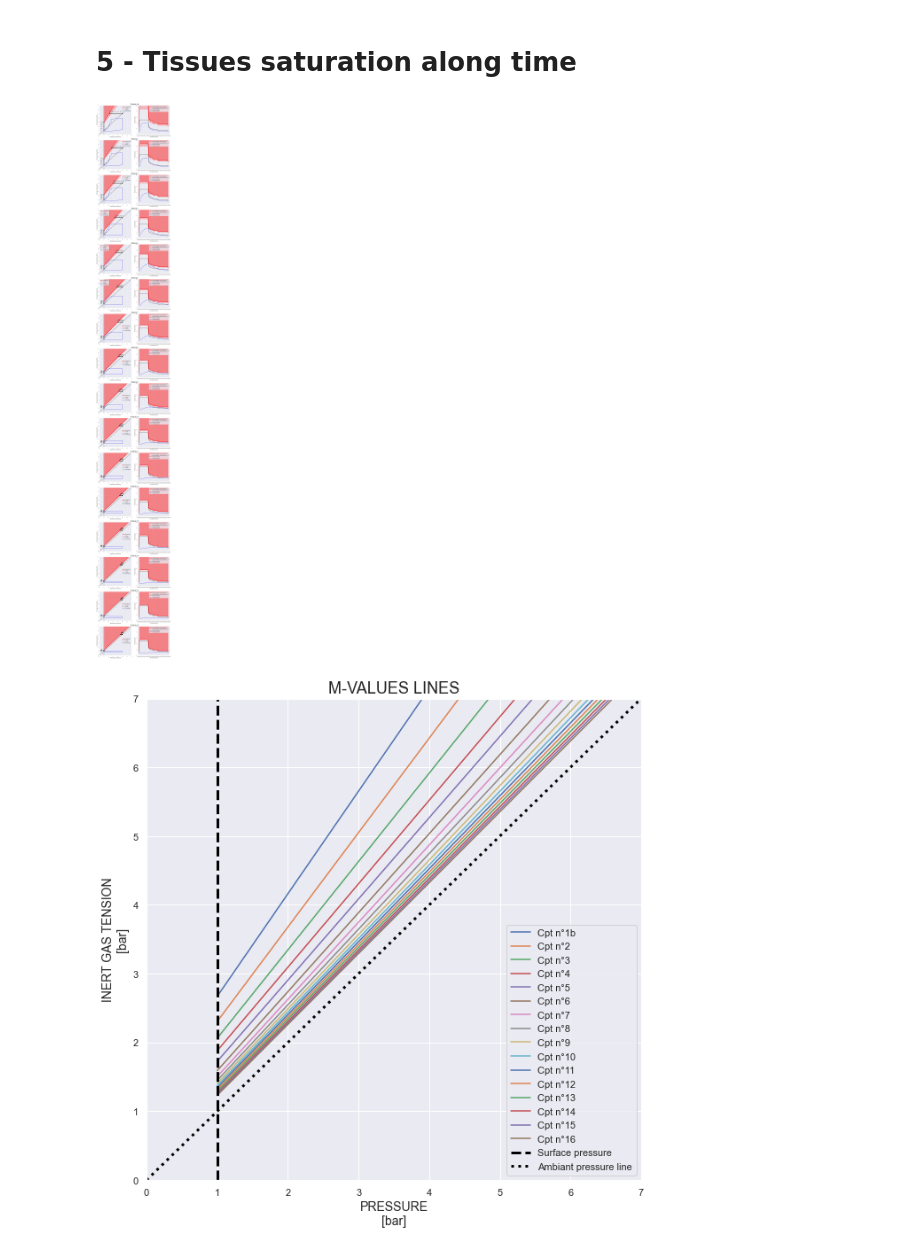
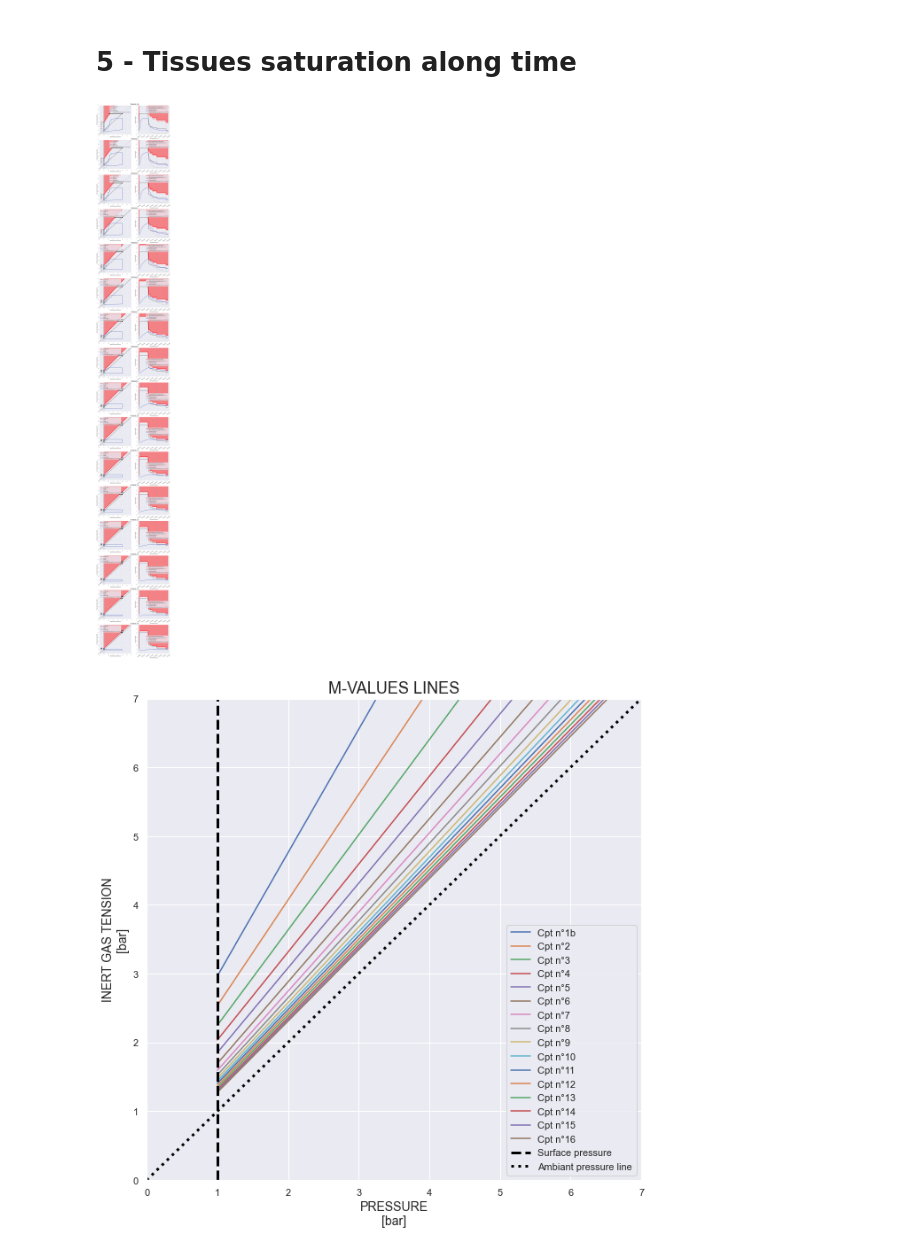
Before and after one commit to BenoitPierson/Deco, a Jupyter notebook: Deco script.ipynb, the cells around one changed output. Cells and saved outputs as stored; diff of their text form; code cells hidden in the pictures.

```diff
--- a/Deco script.ipynb
+++ b/Deco script.ipynb
@@ -40,7 +40,7 @@ The density value used for each setting is:
 """
 
 rho_water = 1030.0 # Water density [kg/m**3]
-p_water_vapor = 0.0567 * 1E5 # Water vapor pressure in lungs [Pa]
+p_water_vapor = 0.0627 * 1E5 # Water vapor pressure in lungs [Pa]
 p_atm_sea_level = 101325.0 # Ambiant pressure at sea level [Pa]
 g = 9.81 # gravity [m*s**-2]
 # %% [markdown]
@@ -276,22 +366,26 @@ def total_time_to_surface(depth, deco_profile):
 # %% [markdown]
 # 3 - Diving deco profile calculation
 # %%
-descent_speed = 20 / 60
-ascent_speed = 10 / 60
-N2Part = 0.79
-GF_low = 0.85
-GF_high = 0.85
+descent_speed = 20 / 60 # unit : m/sec
+ascent_speed = 10 / 60 # unit : m/sec
+N2Part = 0.79 # unit : %
+O2Part_Deco = 0.8 # unit : % O2 in deco mix
+GF_low = 0.9 # unit : %
+GF_high = 0.9 # unit : %
 
-M_values = read_M_values_from_file("Buhlmann_Zh-L16C_M-values.csv")
+M_values = read_M_values_from_file("Buhlmann_Zh-L16C_M-values_bak.csv")
 M_values_basis = M_values
 diving_profile = define_dive_depth_profile(depth = 40, time = 60)
 Pamb_max = (p_atm_sea_level + (rho_water * g * diving_profile['Profondeur [m]'].max()))/1E5
 M_values = calculate_GF_lines(GF_low, GF_high, Pamb_max, M_values)
 diving_profile = calculate_cpt_saturation_along_dive(diving_profile)
 possible_deco_stops = [*range(0, 1 + int(np.floor(diving_profile['Profondeur [m]'].max())), 3)]
-deco_profile = calculate_deco_profile(diving_profile, ascent_speed = 10 / 60, ascent_speed_between_stops = 3 / 60)
+deco_profile = calculate_deco_profile(diving_profile, ascent_speed = ascent_speed, ascent_speed_between_stops = 3 / 60)
 deco_profile.append({'DECO_DEPTH [m]': 0., 'DECO_TIME [min]': 0, 'SPEED_ASCENT [m/sec]': 3 / 60})
 depth_before_ascent = diving_profile['Profondeur [m]'].iloc[-1]
 diving_profile = add_deco_to_depth_profile(diving_profile, deco_profile)
 diving_profile = calculate_cpt_saturation_along_dive(diving_profile)
+diving_profile_post_dive = calculate_cpt_saturation_after_dive(diving_profile, time_after_dive_min = 15)
+diving_profile = pd.concat([diving_profile, diving_profile_post_dive], ignore_index = True)
+diving_profile = calculate_cpt_saturation_with_deco_mix(diving_profile)
 # %%
@@ -344,6 +455,7 @@ for cpt in cpts:
     axs[i, 0].plot(x, GF_line, color = 'red', linewidth = 3, linestyle = 'dotted', label = "GF line")
     axs[i, 0].plot([1., 1.], [0., 7.], linestyle = '--', color = 'black', label = "Surface")
     axs[i, 0].plot(diving_profile['Pamb'], diving_profile[col_name], color = 'blue', label = "Deco profile")
+    axs[i, 0].plot(diving_profile['Pamb'], diving_profile["pN2_cpt_" + cpt + " [bar]_deco"], color = 'green', linestyle = 'dotted', label = "Deco profile with deco mix - O2 : " + str(np.round(O2Part_Deco * 100)) + " %")
     axs[i, 0].set_xlabel('Ambiant pressure [bar]')
     axs[i, 0].set_ylabel('Inert gas tension [bar]')
     axs[i, 0].set_xlim([0., 7.])
@@ -385,35 +497,36 @@ for cpt in cpts:
     axs[i, 1].plot(diving_profile['Temps [sec]'], M_val_lim_gf, color = 'red', linewidth = 3, linestyle = 'dotted', label = "Max admissible inert gas tension - GF")
     axs[i, 1].plot(diving_profile['Temps [sec]'], diving_profile['Pamb'], color = 'black', label = "Ambiant pressure")
     axs[i, 1].plot(diving_profile['Temps [sec]'], diving_profile[col_name], color = 'blue', label = "Inert gas tension")
+    axs[i, 1].plot(diving_profile['Temps [sec]'], diving_profile["pN2_cpt_" + cpt + " [bar]_deco"], color = 'green', linestyle = 'dotted', label = "Inert gas tension with deco mix - O2 : " + str(np.round(O2Part_Deco * 100, 0)) + " %")
+    axs[i, 1].set_xticklabels(diving_profile['Temps [sec]'], rotation = 30)
     axs[i, 1].xaxis.set_major_formatter(mdates.DateFormatter("%H:%M:%S"))
     axs[i, 1].fill_between(diving_profile['Temps [sec]'], M_val_lim_gf, 100., color = 'red', alpha = 0.2)
     axs[i, 1].fill_between(diving_profile['Temps [sec]'], M_val_lim, 100., color = 'red', alpha = 0.3)
     axs[i, 1].set_xlabel('Time [hh:mm:ss]')
     axs[i, 1].set_ylabel('Pressure [bar]')
-    axs[i, 1].set_ylim([0., 10.])
+    axs[i, 1].set_ylim([0., 7.])
     axs[i, 1].legend()
     i += 1
 
-
 plt.savefig("deco_profile.pdf")
 # %% [output]
-[figure, old version]
+[figure, new version]
 # %%
 plt.figure(figsize = (10, 10))
 x = [*np.arange(1.0, 7.0, 0.2)]
 
-for cpt in M_values.keys():
-    y = [(i-1.) * M_values[cpt]['M_Slope'] + M_values[cpt]['M0'] for i in x]
+for cpt in M_values_basis.keys():
+    y = [(i-1.) * M_values_basis[cpt]['M_Slope'] + M_values_basis[cpt]['M0'] for i in x]
     plt.plot(x, y, label = 'Cpt n°' + cpt)
 
 plt.plot([1., 1.], [0., 7.], label = "Surface pressure", linestyle = '--', color = 'black', linewidth = 3)
 plt.plot([0., 7.], [0., 7.], label = "Ambiant pressure line", linestyle = 'dotted', color = 'black', linewidth = 3)
 plt.legend()
 plt.xlabel('PRESSURE\n[bar]', fontsize = 14)
 plt.ylabel('INERT GAS TENSION\n[bar]', fontsize = 14)
 plt.title('M-VALUES LINES', fontsize = 18)
 plt.xlim([0, 7])
 plt.ylim([0, 7])
 plt.show()
 # %% [output]
-[figure, old version]
+[figure, new version]
```
Also changed, not shown: parts of 7 cells of this notebook, 1 other file.
